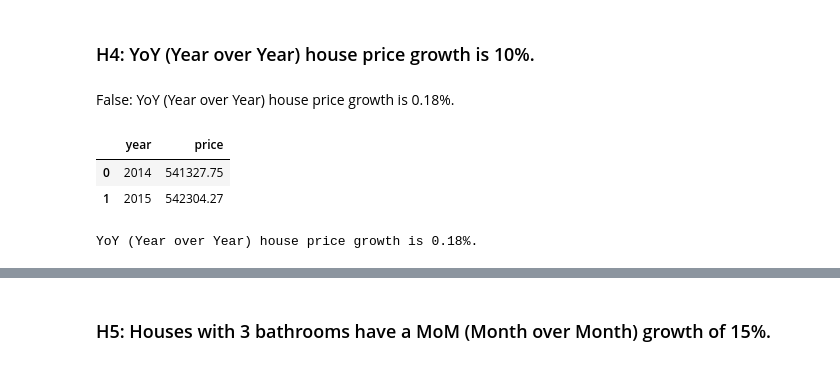
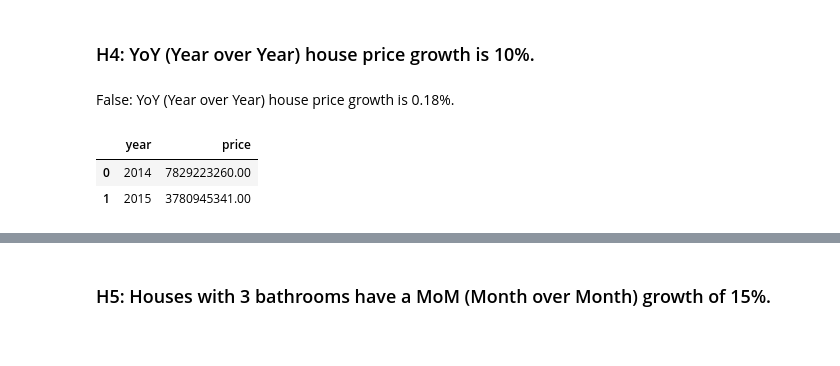
Before and after one commit to luana-afonso/Comunidade-DS, a Jupyter notebook: house_rocket_insights.ipynb, the cells around one changed output, grey strips where cells are left out. Drawn from its saved outputs; the diff is of its cells as text; code cells hidden in the pictures.

```diff
--- a/house_rocket_insights.ipynb
+++ b/house_rocket_insights.ipynb
@@ -328,7 +328,16 @@ df2['condition_type'] = df2['condition'].apply( lambda x: 'bad' if x <= 2 else '
 df2['building_level'] = df2['grade'].apply( lambda x: 'low' if x <= 3 else 'low-regular' if (x >= 4) & (x <= 6) else 'regular' if x == 7 else 'high-regular' if (x >= 8) & (x <= 10) else 'high' )
 
 # construction: before and after of construction year 1955
-df2['construction'] = df2['yr_built'].apply(lambda x: '> 1955' if x > 1955 else '< 1955')
+df2['construction'] = df2['yr_built'].apply( lambda x: '> 1955' if x > 1955 else '< 1955' )
+
+# Assuming the following seasons:
+# Winter – December, January and February.
+# Spring – March, April and May.
+# Summer – June, July and August.
+# Autumn – September, October and November.
+df2['season'] = df2['month'].apply( lambda x: 'summer' if (x > 5) & (x <= 8) else
+                                             'spring' if (x > 2) & (x <= 5) else
+                                             'fall' if (x > 8) & (x < 12) else 'winter' )
 
 df2.head().T
 # %% [output]
@@ -466,19 +475,13 @@ print ( 'Houses without basement have a total area (sqrt_lot) that is {:.2f}% la
 Houses without basement have a total area (sqrt_lot) that is 18.55% larger than houses with basements.
 # %% [markdown]
 ### H4: YoY (Year over Year) house price growth is 10%.
-# %% [markdown]
-False: YoY (Year over Year) house price growth is 0.18%.
+# %% [markdown]
+False: YoY (Year over Year) house price growth is 0.18%.
 # %%
-# grouping by year and checking price averages
-aux = df4[['year','price']].groupby( 'year' ).mean().reset_index()
+# grouping by year and checking prices sum
+aux = df4[['year','price']].groupby( 'year' ).sum().reset_index()
 aux
 # %% [output]
 |  | year | price |
-| 0 | 2014 | 541327.75 |
-| 1 | 2015 | 542304.27 |
+| 0 | 2014 | 7829223260.00 |
+| 1 | 2015 | 3780945341.00 |
-# %%
-aux2 = ( ( abs( aux['price'][1] - aux['price'][0] ) ) / aux['price'][1] ) * 100
-
-print ( 'YoY (Year over Year) house price growth is {:.2f}%.'.format( aux2 ) )
-# %% [output]
-YoY (Year over Year) house price growth is 0.18%.
```
Also changed, not shown: parts of 55 cells of this notebook.
